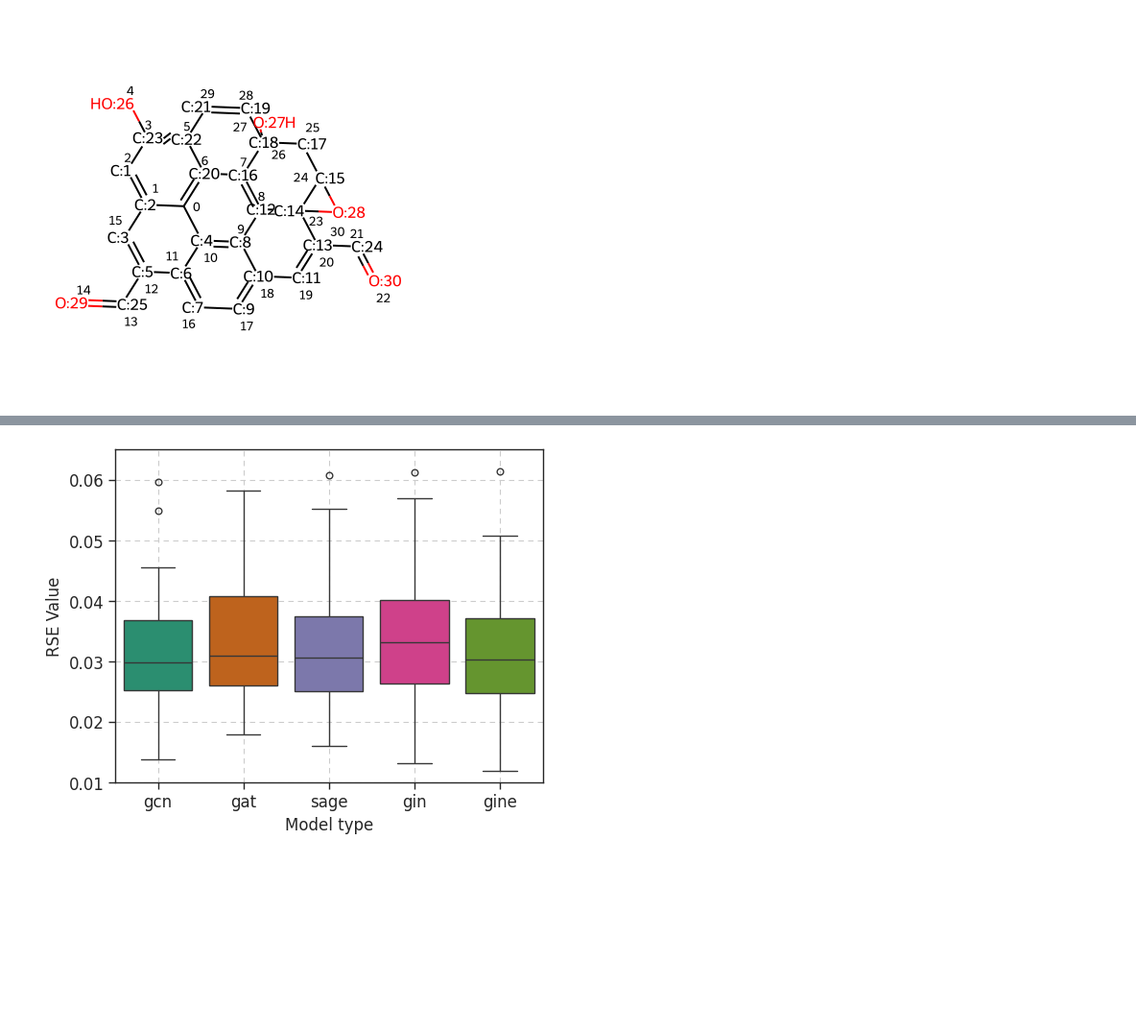
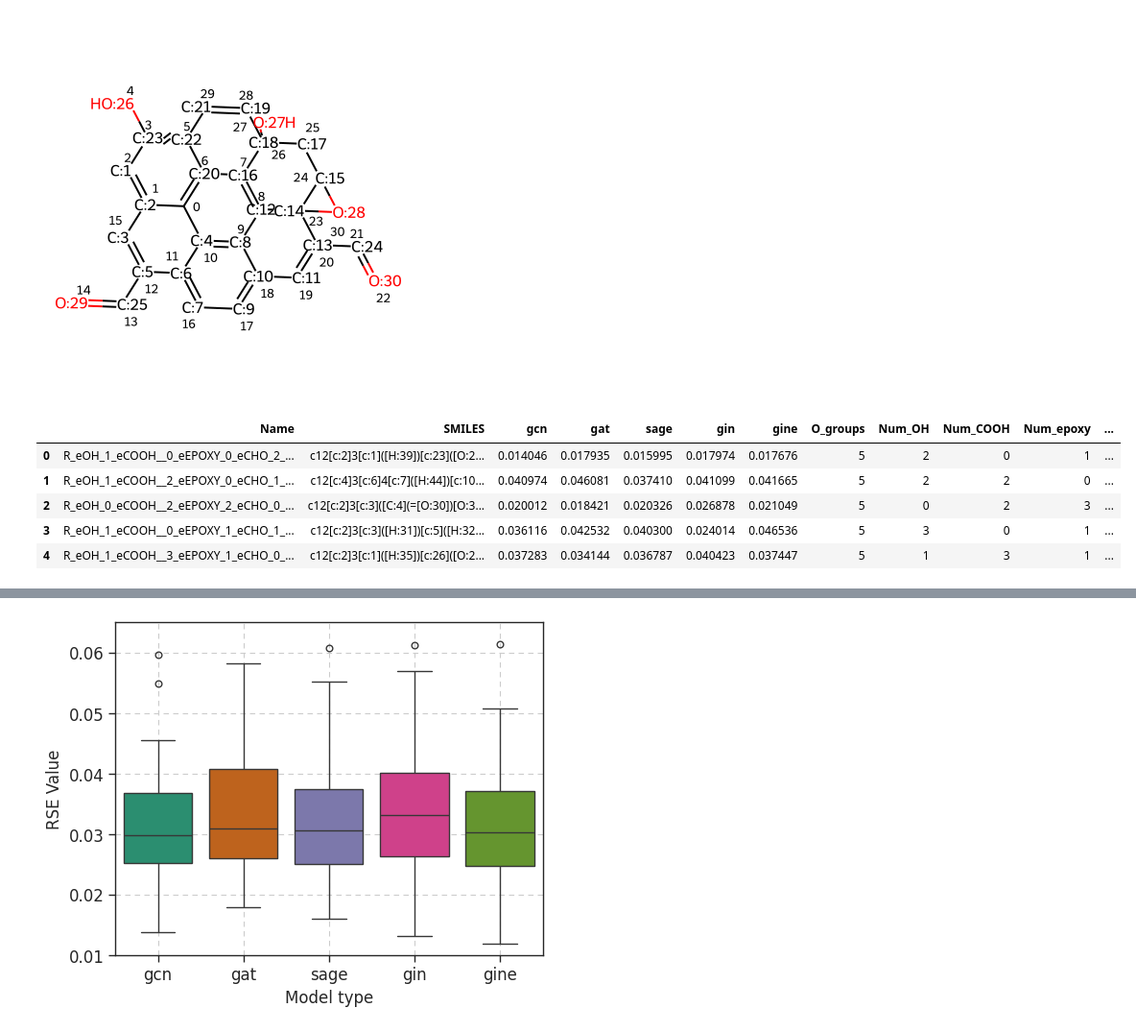
Before and after one commit to sam-j-hall/GNN-XAS-GO, a Jupyter notebook: GNN/test_gnn.ipynb, the cells around one changed output, grey strips where cells are left out. Shown at 96% size. Cells and saved outputs as stored; diff of their text form; code cells hidden in the pictures; blank space fills up the shorter version.

```diff
--- a/GNN/test_gnn.ipynb
+++ b/GNN/test_gnn.ipynb
@@ -176,7 +187,15 @@ df[gnn_params['gnn_type']] = rse
 
 df.to_pickle('./rse_values.pkl')
 # %%
-data_df = pd.read_pickle('./rse_values.pkl')
+data_df = pd.read_pickle('./rse_values_all.pkl')
+data_df.head()
+# %% [output]
+|  | Name | SMILES | gcn | gat | sage | gin | gine | O_groups | Num_OH | Num_COOH | Num_epoxy | ... |
+| 0 | R_eOH_1_eCOOH__0_eEPOXY_0_eCHO_2_... | c12[c:2]3[c:1]([H:39])[c:23]([O:2... | 0.014046 | 0.017935 | 0.015995 | 0.017974 | 0.017676 | 5 | 2 | 0 | 1 | ... |
+| 1 | R_eOH_1_eCOOH__2_eEPOXY_0_eCHO_1_... | c12[c:4]3[c:6]4[c:7]([H:44])[c:10... | 0.040974 | 0.046081 | 0.037410 | 0.041099 | 0.041665 | 5 | 2 | 2 | 0 | ... |
+| 2 | R_eOH_0_eCOOH__2_eEPOXY_2_eCHO_0_... | c12[c:2]3[c:3]([C:4](=[O:30])[O:3... | 0.020012 | 0.018421 | 0.020326 | 0.026878 | 0.021049 | 5 | 0 | 2 | 3 | ... |
+| 3 | R_eOH_1_eCOOH__0_eEPOXY_1_eCHO_1_... | c12[c:2]3[c:3]([H:31])[c:5]([H:32... | 0.036116 | 0.042532 | 0.040300 | 0.024014 | 0.046536 | 5 | 3 | 0 | 1 | ... |
+| 4 | R_eOH_1_eCOOH__3_eEPOXY_1_eCHO_0_... | c12[c:2]3[c:1]([H:35])[c:26]([O:2... | 0.037283 | 0.034144 | 0.036787 | 0.040423 | 0.037447 | 5 | 1 | 3 | 1 | ... |
 # %%
 data_df.describe()
 # %% [output]
```
Also changed, not shown: parts of 6 cells of this notebook, 2 other files.
